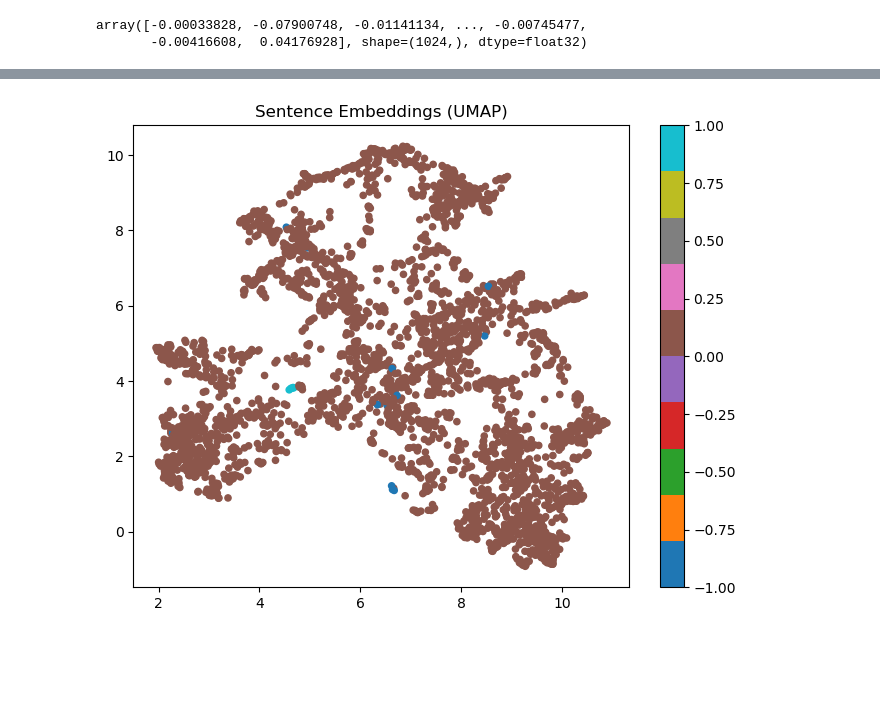
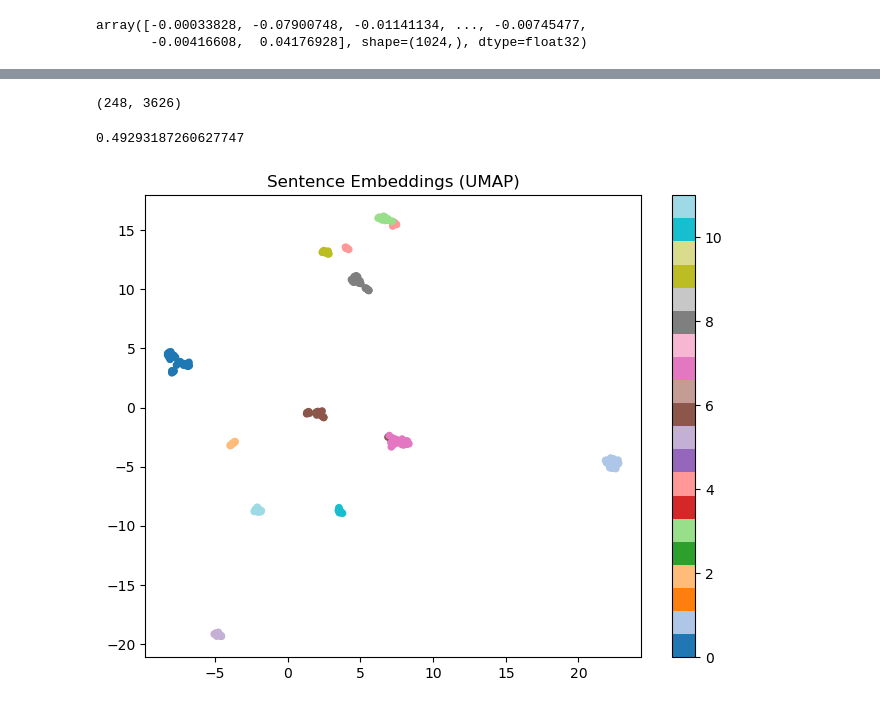
Before and after one commit to chantomkit/guardian-loop-experiments, a Jupyter notebook: clustering.ipynb, the cells around one changed output, grey strips where cells are left out. Cells and saved outputs as stored; diff of their text form; code cells hidden in the pictures; blank space fills up the shorter version.

Commit message:
more clustering analysis

```diff
--- a/clustering.ipynb
+++ b/clustering.ipynb
@@ -61,4 +65,5 @@ array([-0.00033828, -0.07900748, -0.01141134, ..., -0.00745477,
 # %%
 query_embeddings_raw = model.encode(queries[0], convert_to_tensor=True)
 # %%
-query_embeddings = torch.load("PolyGuard_finance_embeddings.pt", map_location=torch.device('cpu'))
+query_embeddings = torch.load("outputs/PolyGuard_cyber_mutate/embeddings.pt", map_location=torch.device('cpu'))
+queries = json.load(open("outputs/PolyGuard_cyber_mutate/queries.json"))
@@ -95,0 +105,8 @@ Cluster keys for min_cluster_size=25: dict_keys(['0', '1'])
+# %%
+min_cluster_sizes = [3, 5, 8, 10, 12, 15, 20, 25]
+
+for min_cluster_size in min_cluster_sizes:
+    cluster = HDBSCAN(metric='cosine', min_cluster_size=min_cluster_size)
+    cluster.fit(query_embeddings)
+    cluster_queries = build_cluster_queries_dict(cluster, queries, cluster.probabilities_)
+    print(f"Cluster keys for min_cluster_size={min_cluster_size}: {cluster_queries.keys()}")
@@ -96,9 +122,11 @@ Cluster keys for min_cluster_size=25: dict_keys(['0', '1'])
 # %%
+SELECTED_MIN_CLUSTER_SIZE = 12
+
 max_cluster_sizes = [50, 80, 100, 150, 200, None]
 
 for max_cluster_size in max_cluster_sizes:
-    cluster = HDBSCAN(metric='cosine', min_cluster_size=10, max_cluster_size=max_cluster_size)
+    cluster = HDBSCAN(metric='cosine', min_cluster_size=SELECTED_MIN_CLUSTER_SIZE, max_cluster_size=max_cluster_size)
     cluster.fit(query_embeddings)
-    cluster_queries = build_cluster_queries_dict(cluster, queries)
+    cluster_queries = build_cluster_queries_dict(cluster, queries, cluster.probabilities_)
     print(f"Cluster keys for max_cluster_size={max_cluster_size}: {cluster_queries.keys()}")
 # %% [output]
@@ -141,20 +139,27 @@ for cluster_id, queries in cluster_dict.items():
+# %%
+SELECTED_MAX_CLUSTER_SIZE = 50
+cluster = HDBSCAN(metric='cosine', min_cluster_size=SELECTED_MIN_CLUSTER_SIZE, max_cluster_size=SELECTED_MAX_CLUSTER_SIZE)
+cluster.fit(query_embeddings)
+cluster_queries = build_cluster_queries_dict(cluster, queries, cluster.probabilities_)
+# %%
+cluster_size = [len(v) for v in cluster_queries.values()]
+sum(cluster_size), len(queries) - sum(cluster_size)  # noise points
+# %% [output]
+(248, 3626)
 # %%
-import umap
-import matplotlib.pyplot as plt
-from sklearn.preprocessing import normalize
-
-# Suppose embeddings is an (N x D) numpy array
-embeddings_norm = normalize(query_embeddings)
-
+clustered_embeddings = query_embeddings[cluster.labels_ != -1]
 # Reduce to 2D
 reducer = umap.UMAP(n_neighbors=15, min_dist=0.1, metric="cosine")
-embeddings_2d = reducer.fit_transform(embeddings_norm)
+embeddings_2d = reducer.fit_transform(clustered_embeddings)
+
+print(silhouette_score(clustered_embeddings, cluster.labels_[cluster.labels_ != -1], metric='cosine'))
 
 # Plot
 plt.figure(figsize=(8,6))
-plt.scatter(embeddings_2d[:,0], embeddings_2d[:,1], c=labels, cmap="tab10", s=20)
+plt.scatter(embeddings_2d[:,0], embeddings_2d[:,1], c=cluster.labels_[cluster.labels_ != -1], cmap="tab20", s=20)
 plt.colorbar()
 plt.title("Sentence Embeddings (UMAP)")
 plt.show()
 # %% [output]
+0.49293187260627747
-[figure, old version]
+[figure, new version]
```
Also changed, not shown: parts of 23 cells of this notebook.
